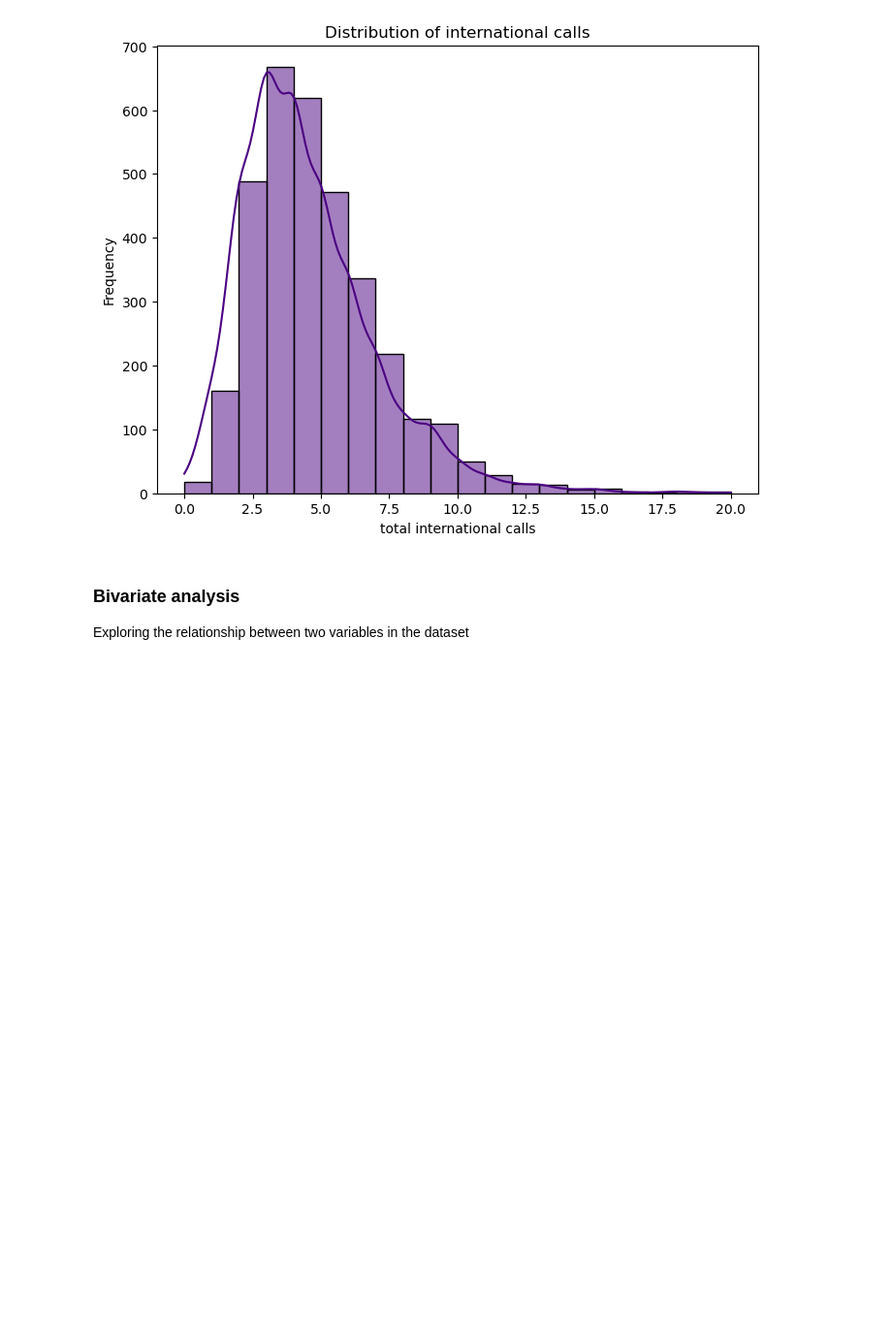
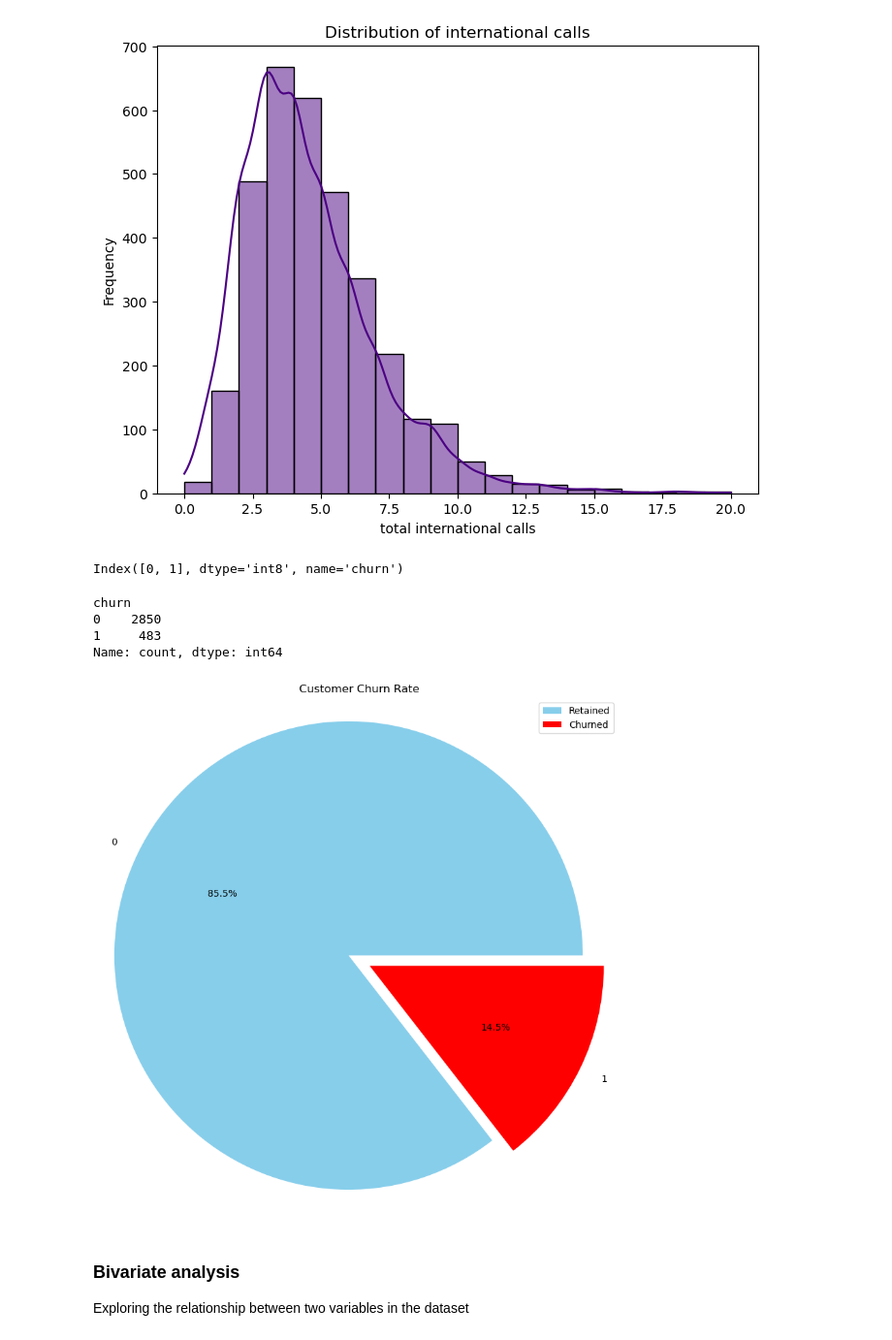
Before and after one commit to King-georges/Predicting-Churn-in-a-Telecom-s-company, a Jupyter notebook: Project_notebook.ipynb, the cells around one changed output. Shown: that part at 97% size. Saved outputs shown, nothing was run; the diff lists cells and outputs as text; code cells hidden in the pictures; blank space fills up the shorter version.

```diff
--- a/Project_notebook.ipynb
+++ b/Project_notebook.ipynb
@@ -262,6 +262,34 @@ plt.ylabel('Frequency')
 plt.show()
 # %% [output]
 [figure]
+# %%
+# Checking the count of churn in the dataset
+label_count = df['churn'].value_counts()
+print(label_count.index)
+label_count
+# %% [output]
+Index([0, 1], dtype='int8', name='churn')
+churn
+0    2850
+1     483
+Name: count, dtype: int64
+# %%
+# pie chart showing churn rate
+labels= ['Retained', 'Churned']
+plt.figure(figsize=(10, 10))
+plt.pie(label_count,
+        labels=label_count.index,
+        autopct='%1.1f%%',
+        explode=(0,0.1),
+        colors=['skyblue','red'])
+plt.title('Customer Churn Rate')
+
+plt.legend(labels, loc='best')
+
+plt.axis('equal')
+plt.show()
+# %% [output]
+[figure, added]
 # %% [markdown]
 ### Bivariate analysis
 Exploring the relationship between two variables in the dataset
```
